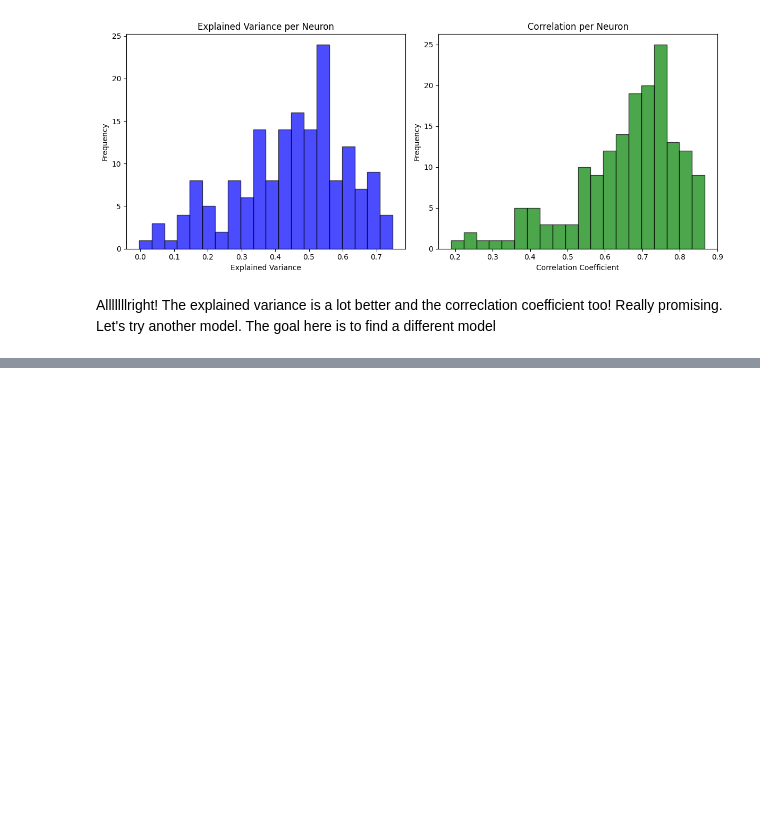
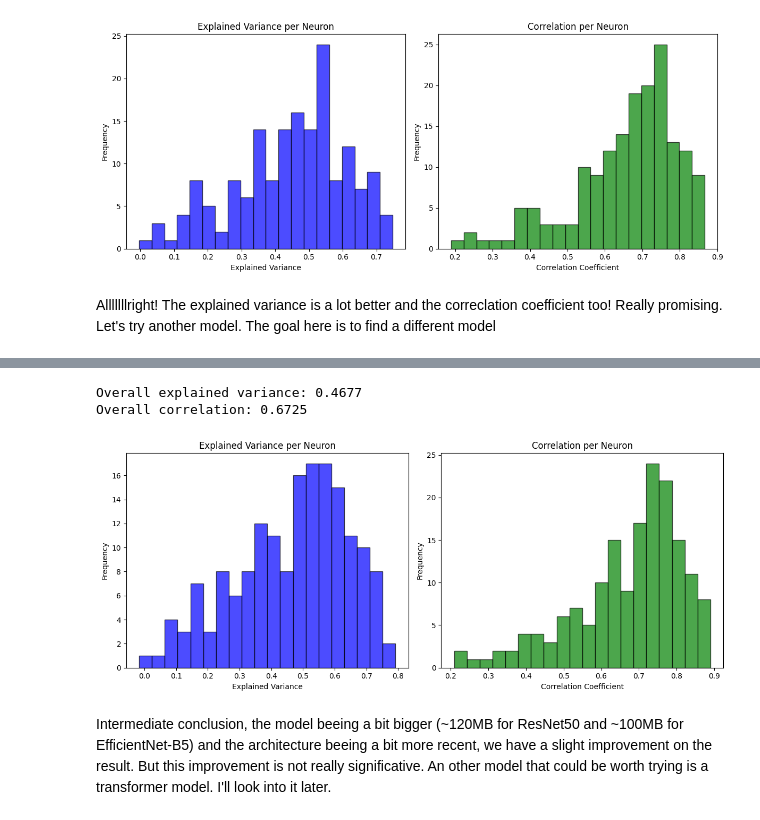
Before and after one commit to MetthewB/NX-414-Team-16, a Jupyter notebook: week8.ipynb, the cells around one changed output, grey strips where cells are left out. Saved outputs shown, nothing was run; the diff lists cells and outputs as text; code cells hidden in the pictures; blank space fills up the shorter version.

Commit message:
Train efficientnet_b5

```diff
--- a/week8.ipynb
+++ b/week8.ipynb
@@ -316,4 +316,4 @@ loss_function = nn.MSELoss()
 learning_rate = 0.001
 optimizer = optim.Adam(model.parameters(), lr=learning_rate)
 # %%
-train_model(resnet, train_dataloader, val_dataloader, loss_function, optimizer, epochs=15, device=device)
+train_model(model, train_dataloader, val_dataloader, loss_function, optimizer, epochs=15, device=device)
@@ -319,0 +336,9 @@ train_model(resnet, train_dataloader, val_dataloader, loss_function, optimizer,
+# %%
+device = "cpu"
+evaluate_model(model, val_dataloader, spikes_val, device=device)
+# %% [output]
+Overall explained variance: 0.4677
+Overall correlation: 0.6725
+[figure, added]
+# %% [markdown]
+Intermediate conclusion, the model beeing a bit bigger (~120MB for ResNet50 and ~100MB for EfficientNet-B5) and the architecture beeing a bit more recent, we have a slight improvement on the result. But this improvement is not really significative. An other model that could be worth trying is a transformer model. I'll look into it later.
```
Also changed, not shown: parts of 1 cell of this notebook.
